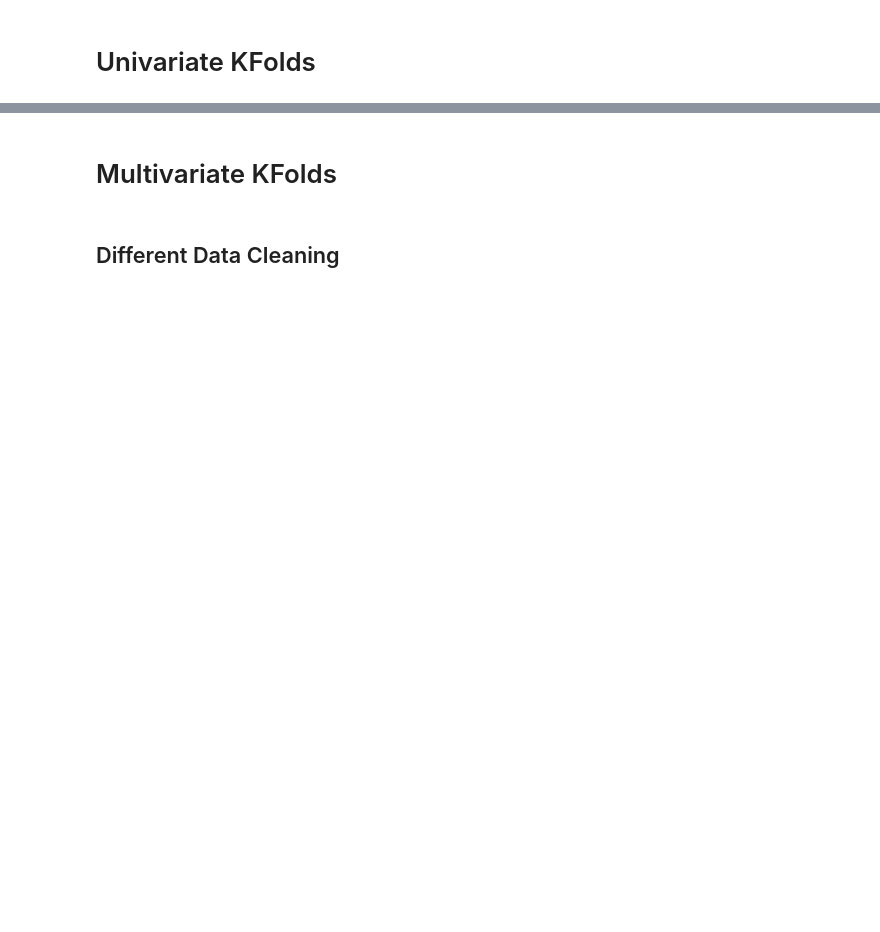
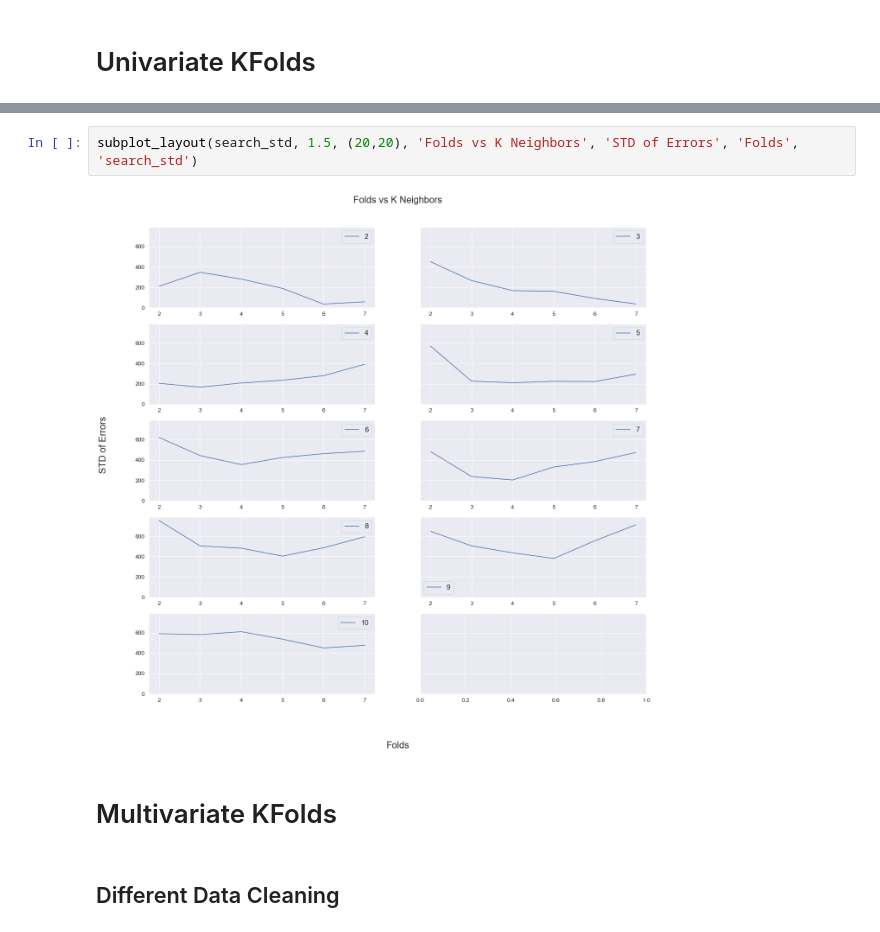
Before and after one commit to chouwwa/Predicting-Car-Prices, a Jupyter notebook: Predicting Car Prices.ipynb, the cells around one changed output, grey strips where cells are left out. Cells and saved outputs as stored; diff of their text form; blank space fills up the shorter version.

```diff
--- a/Predicting Car Prices.ipynb
+++ b/Predicting Car Prices.ipynb
@@ -468,3 +445,7 @@ subplot_layout(search_std, 1.5, (30,20), 'Folds vs K Neighbors', 'N Neighbors',
+# %%
+subplot_layout(search_std, 1.5, (20,20), 'Folds vs K Neighbors', 'STD of Errors', 'Folds', 'search_std')
+# %% [output]
+[figure, added]
 # %% [markdown]
 # Multivariate KFolds
 # %% [markdown]
```
Also changed, not shown: parts of 8 cells of this notebook.
